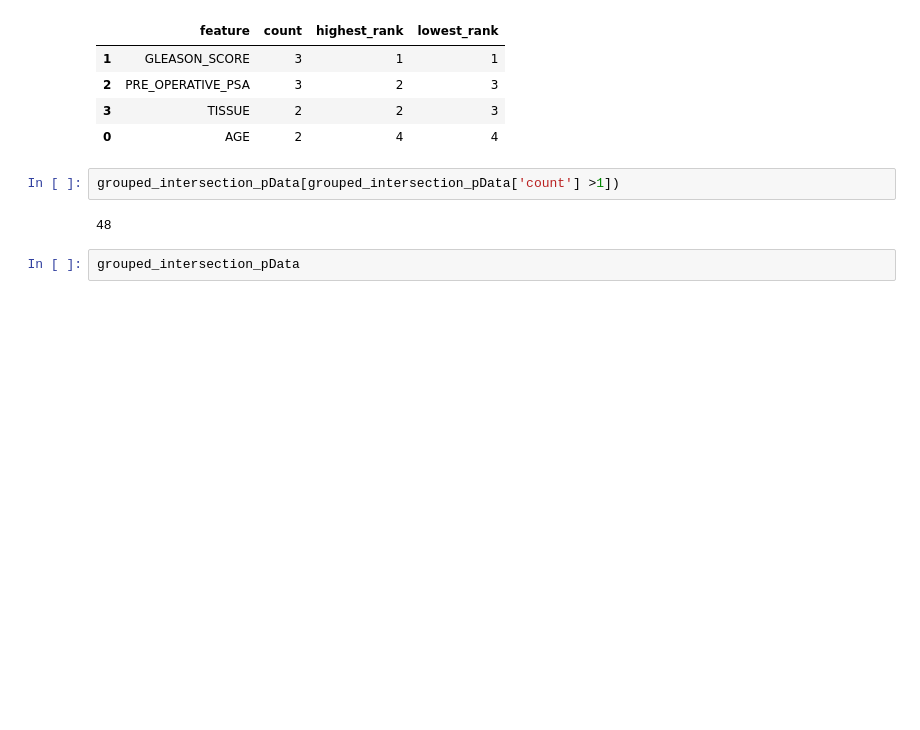
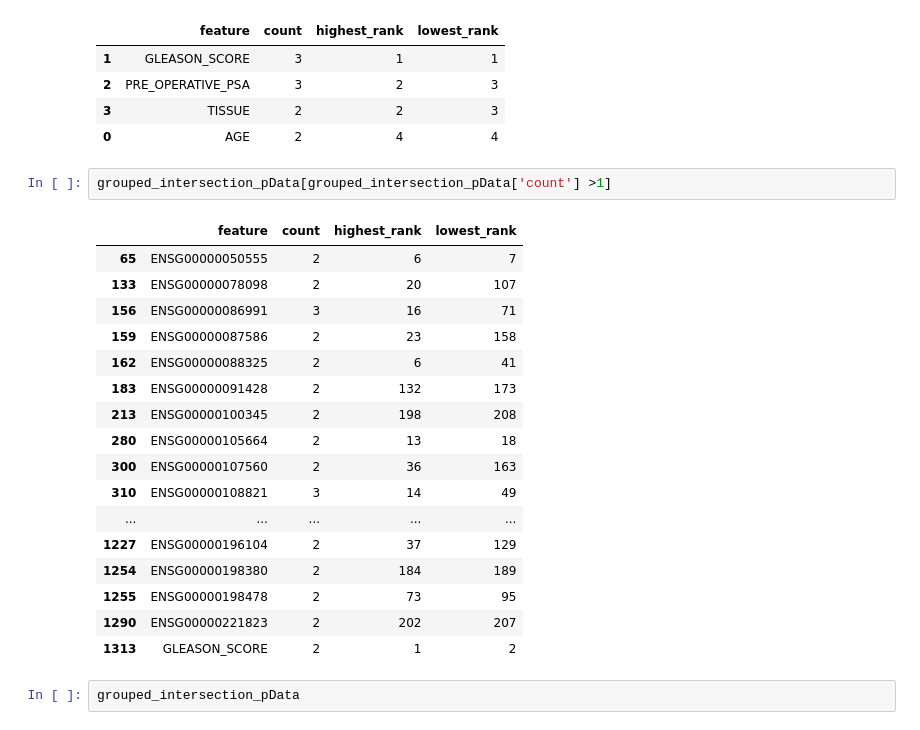
Before and after one commit to Statistical-Consulting/PCaPrognostics, a Jupyter notebook: eda_and_analysis/feature_importance.ipynb, the cells around one changed output. Cells and saved outputs as stored; diff of their text form; blank space fills up the shorter version.

```diff
--- a/eda_and_analysis/feature_importance.ipynb
+++ b/eda_and_analysis/feature_importance.ipynb
@@ -134,9 +151,25 @@ grouped_pData[grouped_pData['count'] >1].sort_values(by = ["count", "highest_ran
 | 3 | TISSUE | 2 | 2 | 3 |
 | 0 | AGE | 2 | 4 | 4 |
 # %%
-grouped_intersection_pData[grouped_intersection_pData['count'] >1])
+grouped_intersection_pData[grouped_intersection_pData['count'] >1]
 # %% [output]
-48
+|  | feature | count | highest_rank | lowest_rank |
+| 65 | ENSG00000050555 | 2 | 6 | 7 |
+| 133 | ENSG00000078098 | 2 | 20 | 107 |
+| 156 | ENSG00000086991 | 3 | 16 | 71 |
+| 159 | ENSG00000087586 | 2 | 23 | 158 |
+| 162 | ENSG00000088325 | 2 | 6 | 41 |
+| 183 | ENSG00000091428 | 2 | 132 | 173 |
+| 213 | ENSG00000100345 | 2 | 198 | 208 |
+| 280 | ENSG00000105664 | 2 | 13 | 18 |
+| 300 | ENSG00000107560 | 2 | 36 | 163 |
+| 310 | ENSG00000108821 | 3 | 14 | 49 |
+| ... | ... | ... | ... | ... |
+| 1227 | ENSG00000196104 | 2 | 37 | 129 |
+| 1254 | ENSG00000198380 | 2 | 184 | 189 |
+| 1255 | ENSG00000198478 | 2 | 73 | 95 |
+| 1290 | ENSG00000221823 | 2 | 202 | 207 |
+| 1313 | GLEASON_SCORE | 2 | 1 | 2 |
 # %%
 grouped_intersection_pData
 # %% [output]
```
Also changed, not shown: parts of 11 cells of this notebook, 14 other files.
